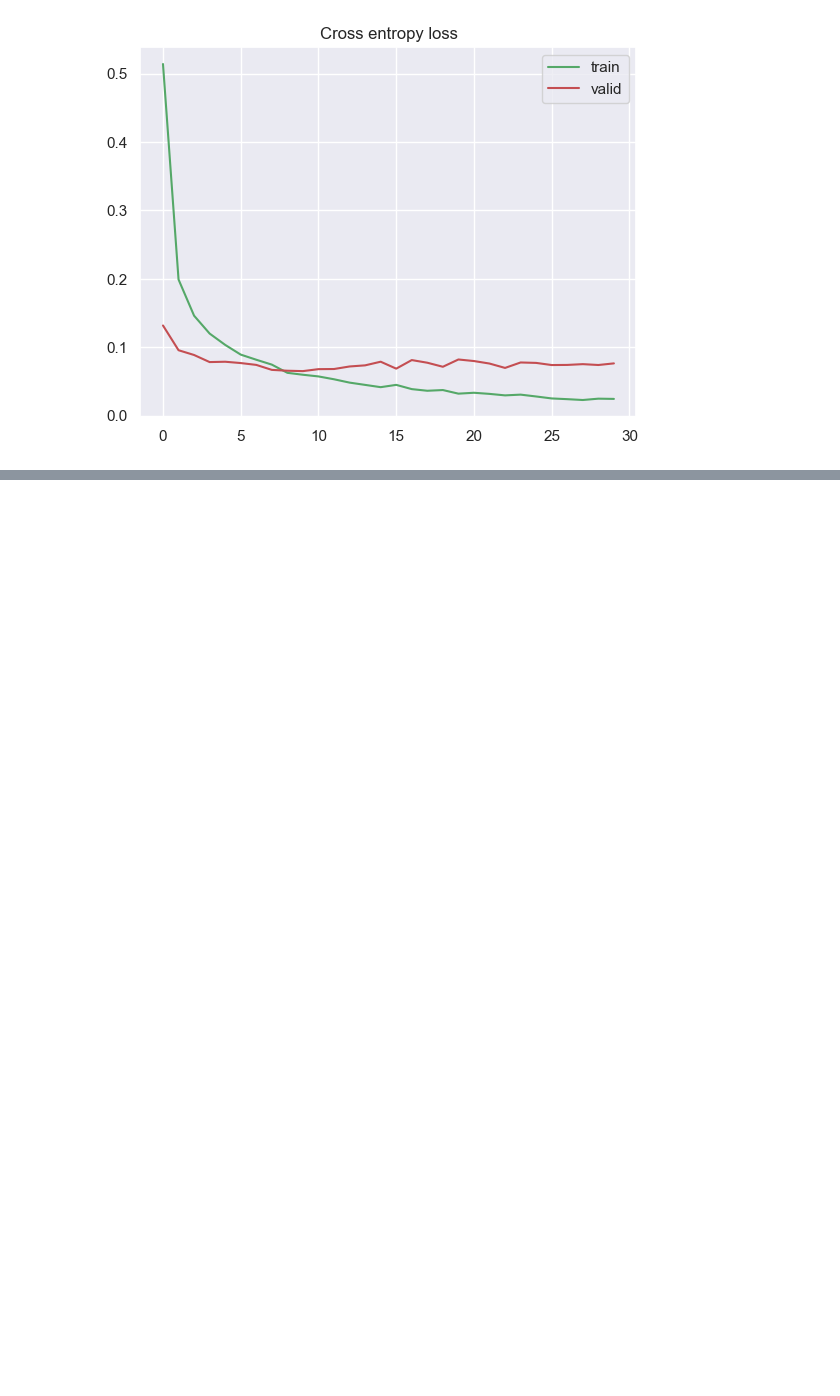
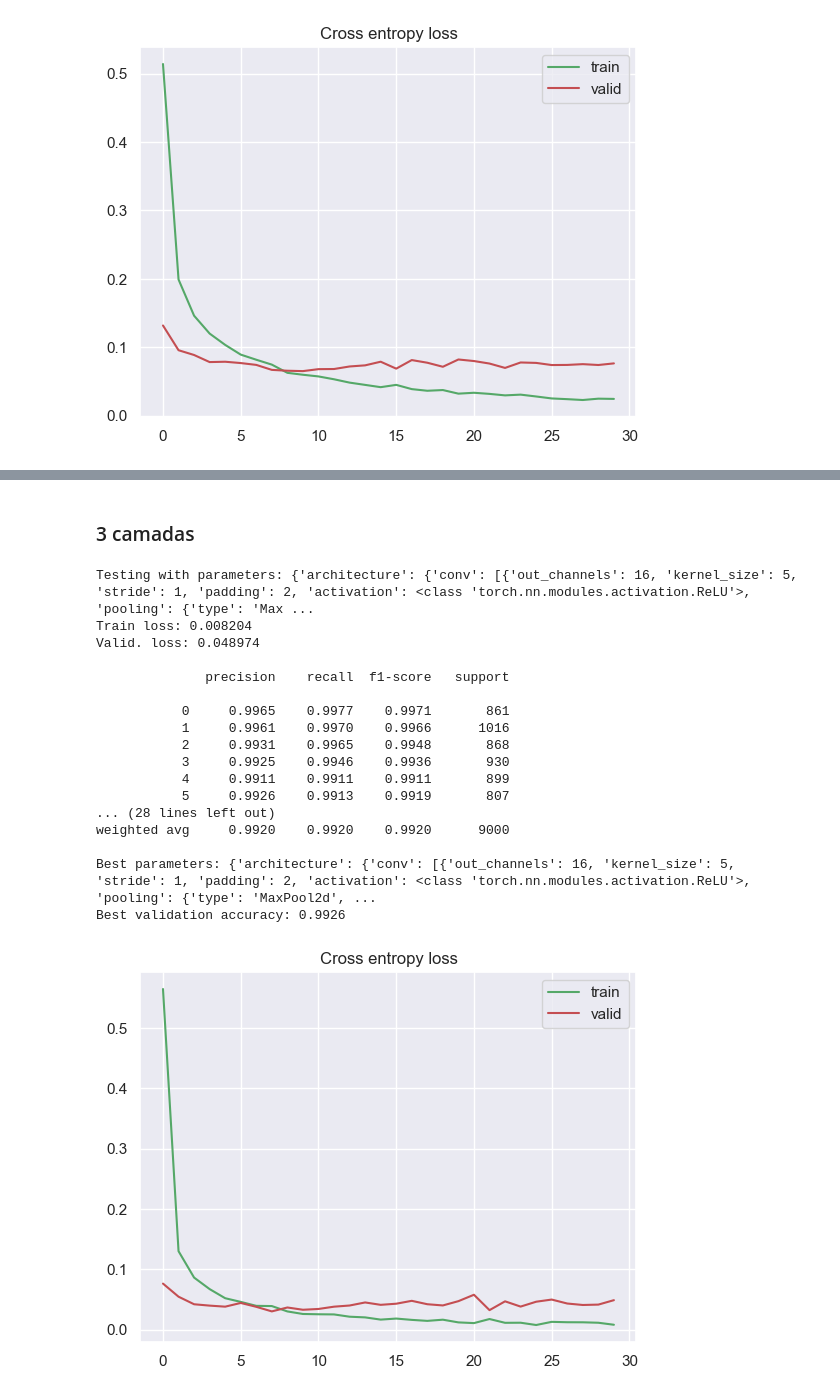
Before and after one commit to FrederickAlmeida/CNN-MNIST-classifier, a Jupyter notebook: cnn_classifier.ipynb, the cells around one changed output, grey strips where cells are left out. Saved outputs shown, nothing was run; the diff lists cells and outputs as text; code cells hidden in the pictures; blank space fills up the shorter version.

```diff
--- a/cnn_classifier.ipynb
+++ b/cnn_classifier.ipynb
@@ -491,0 +795,61 @@ Best validation accuracy: 0.9850
+# %% [markdown]
+### 3 camadas
+# %%
+param_grid = {
+    'architecture': [
+        {
+            'conv': [
+                {'out_channels': 16, 'kernel_size': 5, 'stride': 1, 'padding': 2, 'activation': nn.ReLU, 'pooling': {'type': 'MaxPool2d', 'params': {'kernel_size': 2, 'stride': 2}}, 'batch_norm': False},
+                {'out_channels': 32, 'kernel_size': 5, 'stride': 1, 'padding': 2, 'activation': nn.ReLU, 'pooling': {'type': 'MaxPool2d', 'params': {'kernel_size': 2, 'stride': 2}}, 'batch_norm': False},
+                {'out_channels': 64, 'kernel_size': 5, 'stride': 1, 'padding': 2, 'activation': nn.ReLU, 'pooling': {'type': 'MaxPool2d', 'params': {'kernel_size': 2, 'stride': 2}}, 'batch_norm': False}
+            ],
+            'mlp_input_size': 64*3*3,
+            'mlp': [
+                {'out_units': 128, 'activation': nn.ReLU, 'dropout': 0.3},
+                {'out_units': 64, 'activation': nn.ReLU, 'dropout': 0.3}
+            ],
+            'output_units': 10
+        },
+        {
+            'conv': [
+                {'out_channels': 16, 'kernel_size': 5, 'stride': 1, 'padding': 2, 'activation': nn.ReLU, 'pooling': {'type': 'MaxPool2d', 'params': {'kernel_size': 2, 'stride': 2}}, 'batch_norm': False},
+                {'out_channels': 32, 'kernel_size': 5, 'stride': 1, 'padding': 4, 'activation': nn.ReLU, 'pooling': {'type': 'MaxPool2d', 'params': {'kernel_size': 2, 'stride': 2}}, 'batch_norm': False},
+                {'out_channels': 64, 'kernel_size': 5, 'stride': 1, 'padding': 2, 'activation': nn.ReLU, 'pooling': {'type': 'MaxPool2d', 'params': {'kernel_size': 2, 'stride': 2}}, 'batch_norm': False}
+            ],
+            'mlp_input_size': 64*4*4,
+            'mlp': [
+                {'out_units': 128, 'activation': nn.ReLU, 'dropout': 0.3},
+                {'out_units': 64, 'activation': nn.ReLU, 'dropout': 0.3}
+            ],
+            'output_units': 10
+        }
+
+    ],
+    'learning_rate': [0.001],
+    'optimizer': ['Adam'],
+    'epochs': [30],
+    'initialization': ['normal']
+}
+
+best_params, best_accuracy = hyperparameter_search(train_dl, val_dl, param_grid, device)
+print(f"Best parameters: {best_params}")
+print(f"Best validation accuracy: {best_accuracy:.4f}")
+# %% [output]
+Testing with parameters: {'architecture': {'conv': [{'out_channels': 16, 'kernel_size': 5, 'stride': 1, 'padding': 2, 'activation': <class 'torch.nn.modules.activation.ReLU'>, 'pooling': {'type': 'Max ...
+Train loss: 0.008204
+Valid. loss: 0.048974
+
+              precision    recall  f1-score   support
+
+           0     0.9965    0.9977    0.9971       861
+           1     0.9961    0.9970    0.9966      1016
+           2     0.9931    0.9965    0.9948       868
+           3     0.9925    0.9946    0.9936       930
+           4     0.9911    0.9911    0.9911       899
+           5     0.9926    0.9913    0.9919       807
+... (28 lines left out)
+weighted avg     0.9920    0.9920    0.9920      9000
+
+Best parameters: {'architecture': {'conv': [{'out_channels': 16, 'kernel_size': 5, 'stride': 1, 'padding': 2, 'activation': <class 'torch.nn.modules.activation.ReLU'>, 'pooling': {'type': 'MaxPool2d', ...
+Best validation accuracy: 0.9926
+[figure, added]
```
Also changed, not shown: parts of 22 cells of this notebook.
